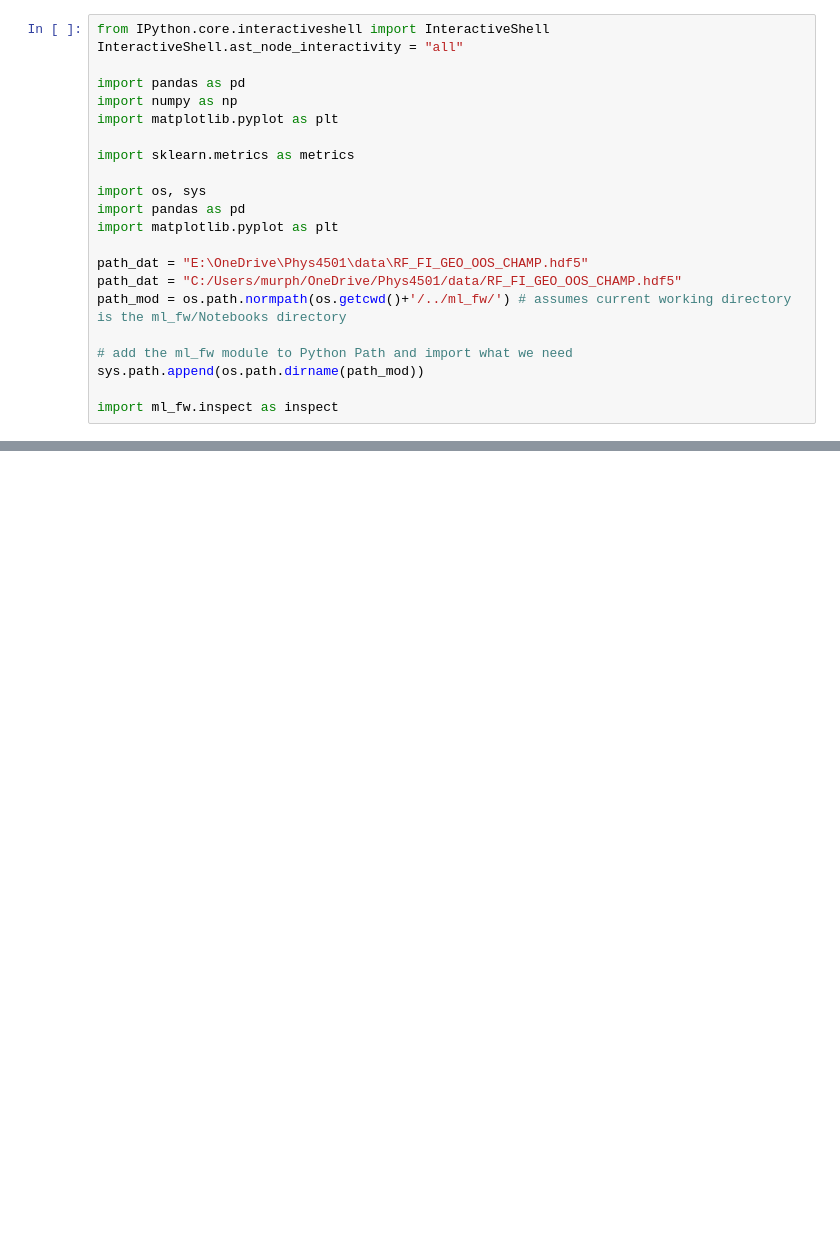
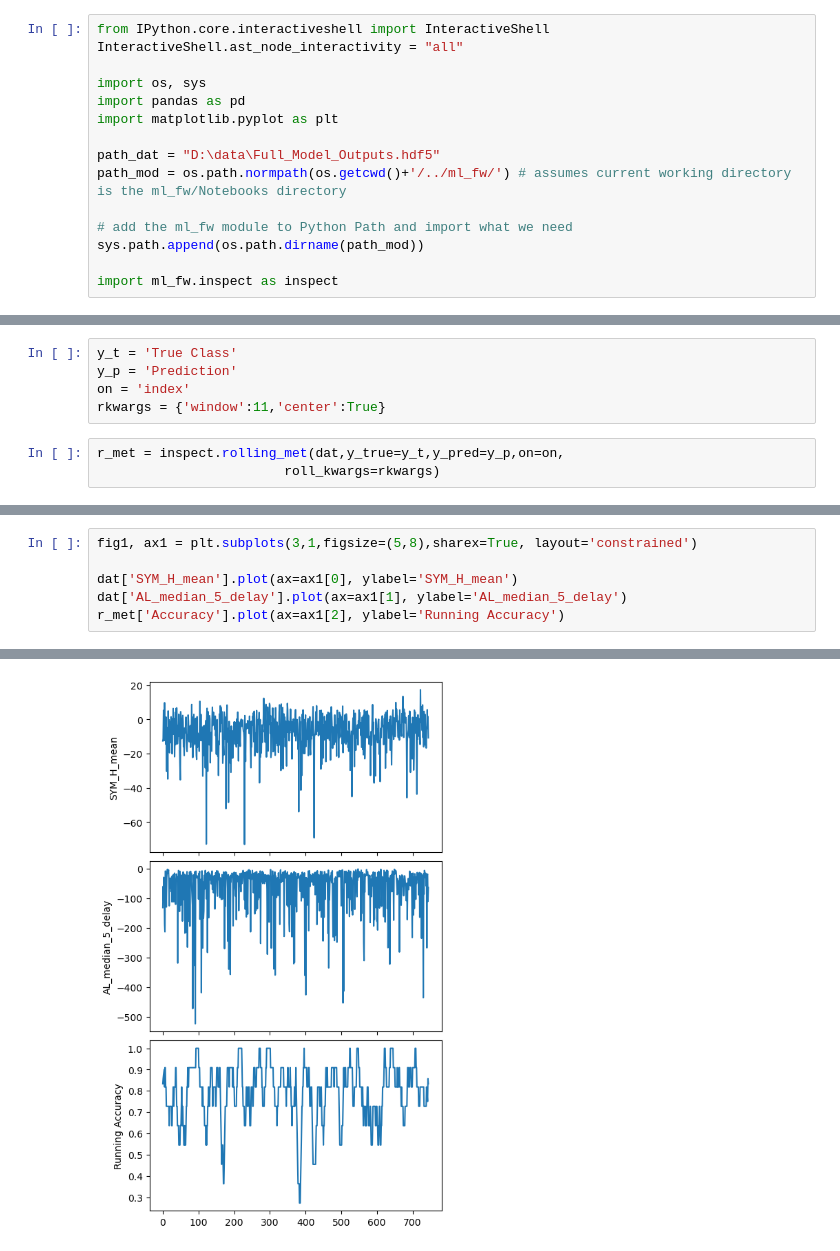
Before and after one commit to kylermurphy/ml_fw, a Jupyter notebook: Notebooks/Rolling_met.ipynb, the cells around one changed output, grey strips where cells are left out. Drawn from its saved outputs; the diff is of its cells as text; blank space fills up the shorter version.

Commit message:
Update Rolling_met.ipynb
Note book example

```diff
--- a/Notebooks/Rolling_met.ipynb
+++ b/Notebooks/Rolling_met.ipynb
@@ -1,19 +4,12 @@
 # %%
 from IPython.core.interactiveshell import InteractiveShell
 InteractiveShell.ast_node_interactivity = "all"
-
-import pandas as pd
-import numpy as np
-import matplotlib.pyplot as plt
-
-import sklearn.metrics as metrics
 
 import os, sys
 import pandas as pd
 import matplotlib.pyplot as plt
 
-path_dat = "E:\OneDrive\Phys4501\data\RF_FI_GEO_OOS_CHAMP.hdf5"
-path_dat = "C:/Users/murph/OneDrive/Phys4501/data/RF_FI_GEO_OOS_CHAMP.hdf5"
+path_dat = "D:\data\Full_Model_Outputs.hdf5"
 path_mod = os.path.normpath(os.getcwd()+'/../ml_fw/') # assumes current working directory is the ml_fw/Notebooks directory
 
 # add the ml_fw module to Python Path and import what we need
@@ -135,0 +30,8 @@ ff
+# %%
+y_t = 'True Class'
+y_p = 'Prediction'
+on = 'index'
+rkwargs = {'window':11,'center':True}
+# %%
+r_met = inspect.rolling_met(dat,y_true=y_t,y_pred=y_p,on=on,
+                        roll_kwargs=rkwargs)
@@ -135,0 +40,7 @@ ff
+# %%
+fig1, ax1 = plt.subplots(3,1,figsize=(5,8),sharex=True, layout='constrained')
+
+dat['SYM_H_mean'].plot(ax=ax1[0], ylabel='SYM_H_mean')
+dat['AL_median_5_delay'].plot(ax=ax1[1], ylabel='AL_median_5_delay')
+r_met['Accuracy'].plot(ax=ax1[2], ylabel='Running Accuracy')
+# %% [output]
@@ -135,0 +50 @@ ff
+[figure, added]
```
Also changed, not shown: parts of 26 cells of this notebook.
